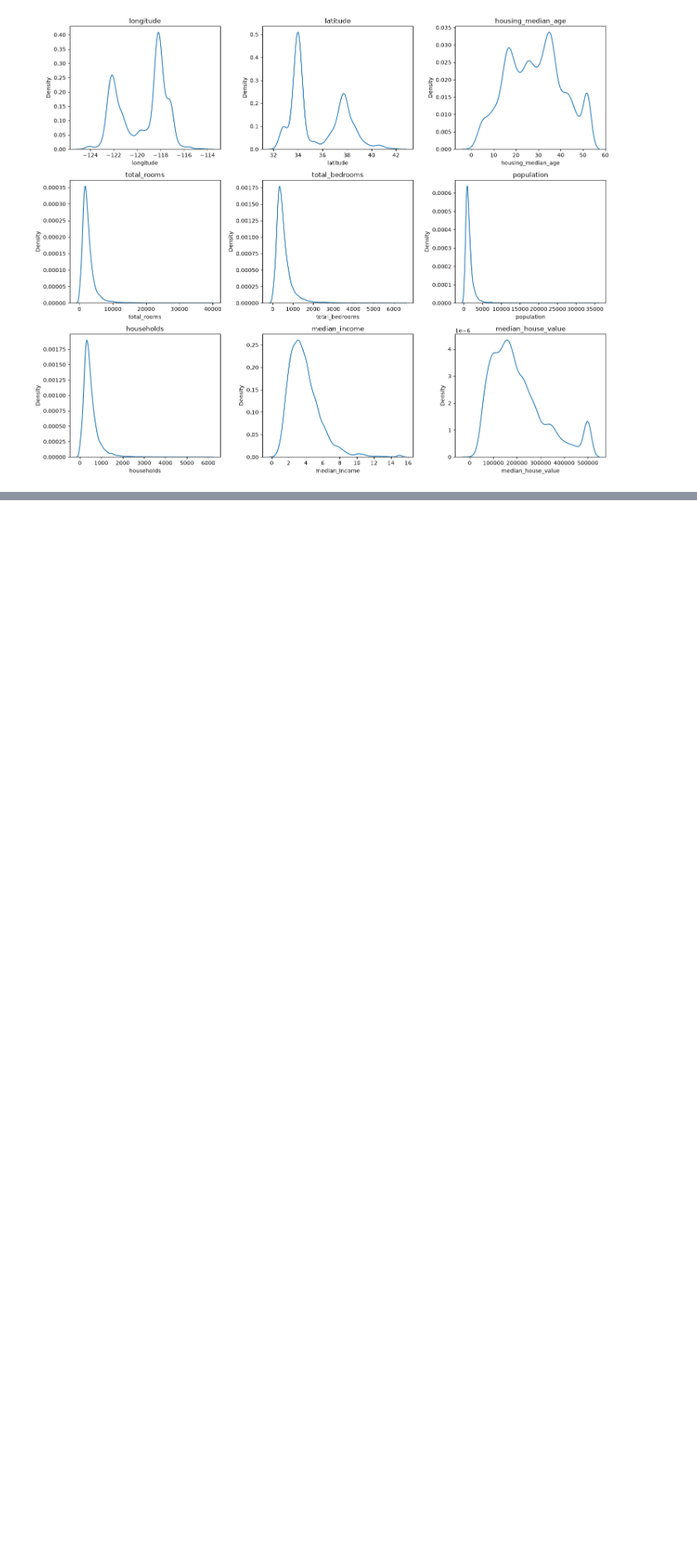
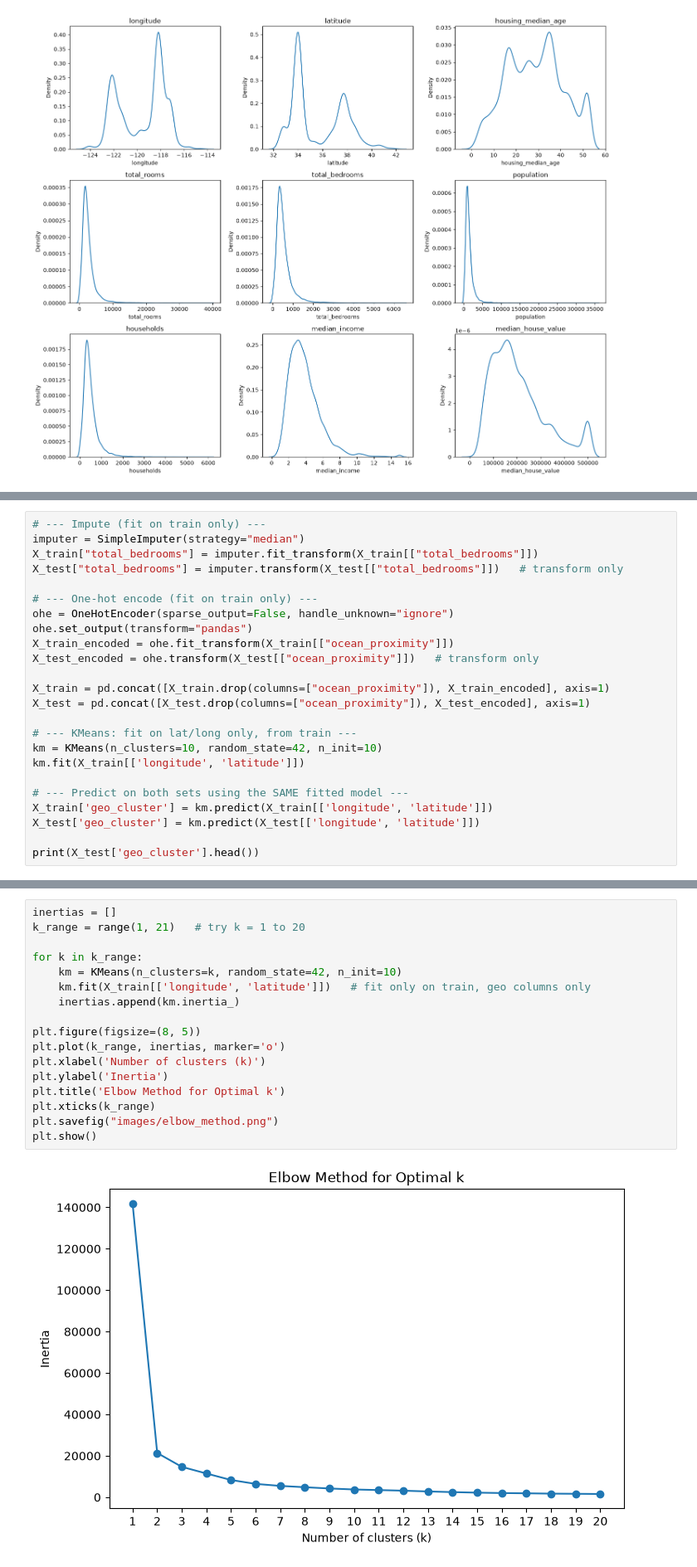
Before and after one commit to YugamdeepGoyal/elc_house_price_prediction, a Jupyter notebook: eda.ipynb, the cells around one changed output, grey strips where cells are left out. Shown at 83% size. Cells and saved outputs as stored; diff of their text form; blank space fills up the shorter version.

```diff
--- a/eda.ipynb
+++ b/eda.ipynb
@@ -198,0 +228,24 @@ plt.show()
+# %%
+# --- Impute (fit on train only) ---
+imputer = SimpleImputer(strategy="median")
+X_train["total_bedrooms"] = imputer.fit_transform(X_train[["total_bedrooms"]])
+X_test["total_bedrooms"] = imputer.transform(X_test[["total_bedrooms"]])   # transform only
+
+# --- One-hot encode (fit on train only) ---
+ohe = OneHotEncoder(sparse_output=False, handle_unknown="ignore")
+ohe.set_output(transform="pandas")
+X_train_encoded = ohe.fit_transform(X_train[["ocean_proximity"]])
+X_test_encoded = ohe.transform(X_test[["ocean_proximity"]])   # transform only
+
+X_train = pd.concat([X_train.drop(columns=["ocean_proximity"]), X_train_encoded], axis=1)
+X_test = pd.concat([X_test.drop(columns=["ocean_proximity"]), X_test_encoded], axis=1)
+
+# --- KMeans: fit on lat/long only, from train ---
+km = KMeans(n_clusters=10, random_state=42, n_init=10)
+km.fit(X_train[['longitude', 'latitude']])
+
+# --- Predict on both sets using the SAME fitted model ---
+X_train['geo_cluster'] = km.predict(X_train[['longitude', 'latitude']])
+X_test['geo_cluster'] = km.predict(X_test[['longitude', 'latitude']])
+
+print(X_test['geo_cluster'].head())
@@ -198,0 +291,19 @@ plt.show()
+# %%
+inertias = []
+k_range = range(1, 21)   # try k = 1 to 20
+
+for k in k_range:
+    km = KMeans(n_clusters=k, random_state=42, n_init=10)
+    km.fit(X_train[['longitude', 'latitude']])   # fit only on train, geo columns only
+    inertias.append(km.inertia_)
+
+plt.figure(figsize=(8, 5))
+plt.plot(k_range, inertias, marker='o')
+plt.xlabel('Number of clusters (k)')
+plt.ylabel('Inertia')
+plt.title('Elbow Method for Optimal k')
+plt.xticks(k_range)
+plt.savefig("images/elbow_method.png")
+plt.show()
+# %% [output]
+[figure, added]
```
Also changed, not shown: parts of 7 cells of this notebook, 4 other files.
